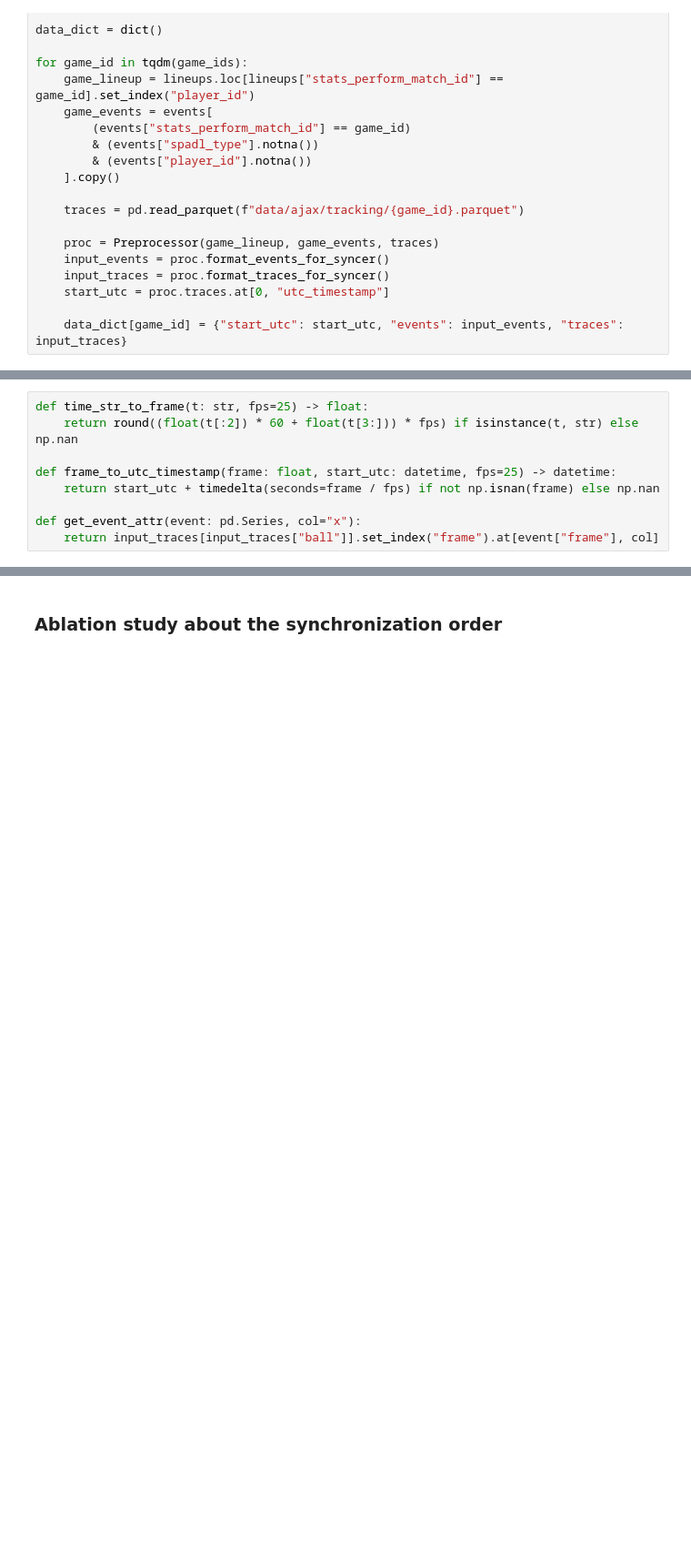
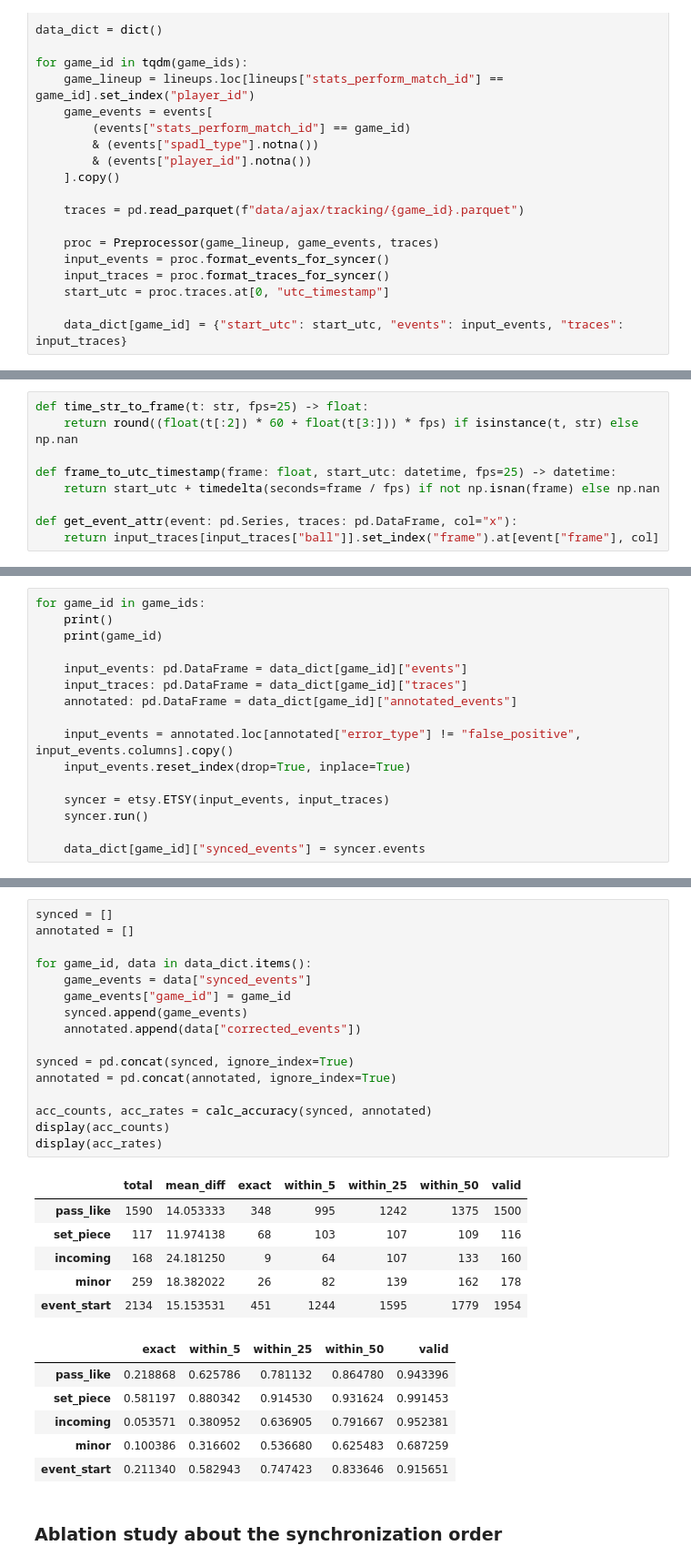
Before and after one commit to hyunsungkim-ds/elastic, a Jupyter notebook: sync/eval.ipynb, the cells around one changed output, grey strips where cells are left out. Shown at 91% size. Cells and saved outputs as stored; diff of their text form; blank space fills up the shorter version.

Commit message:
✨ Import etsy.py as a baseline after code refactoring

```diff
--- a/sync/eval.ipynb
+++ b/sync/eval.ipynb
@@ -52,5 +58,5 @@ def time_str_to_frame(t: str, fps=25) -> float:
 def frame_to_utc_timestamp(frame: float, start_utc: datetime, fps=25) -> datetime:
     return start_utc + timedelta(seconds=frame / fps) if not np.isnan(frame) else np.nan
 
-def get_event_attr(event: pd.Series, col="x"):
+def get_event_attr(event: pd.Series, traces: pd.DataFrame, col="x"):
     return input_traces[input_traces["ball"]].set_index("frame").at[event["frame"], col]
@@ -186,0 +202,16 @@ display(acc_rates)
+# %%
+for game_id in game_ids:
+    print()
+    print(game_id)
+
+    input_events: pd.DataFrame = data_dict[game_id]["events"]
+    input_traces: pd.DataFrame = data_dict[game_id]["traces"]
+    annotated: pd.DataFrame = data_dict[game_id]["annotated_events"]
+
+    input_events = annotated.loc[annotated["error_type"] != "false_positive", input_events.columns].copy()
+    input_events.reset_index(drop=True, inplace=True)
+
+    syncer = etsy.ETSY(input_events, input_traces)
+    syncer.run()
+
+    data_dict[game_id]["synced_events"] = syncer.events
@@ -187,3 +222,32 @@ display(acc_rates)
+# %%
+synced = []
+annotated = []
+
+for game_id, data in data_dict.items():
+    game_events = data["synced_events"]
+    game_events["game_id"] = game_id
+    synced.append(game_events)
+    annotated.append(data["corrected_events"])
+
+synced = pd.concat(synced, ignore_index=True)
+annotated = pd.concat(annotated, ignore_index=True)
+
+acc_counts, acc_rates = calc_accuracy(synced, annotated)
+display(acc_counts)
+display(acc_rates)
+# %% [output]
+|  | total | mean_diff | exact | within_5 | within_25 | within_50 | valid |
+| pass_like | 1590 | 14.053333 | 348 | 995 | 1242 | 1375 | 1500 |
+| set_piece | 117 | 11.974138 | 68 | 103 | 107 | 109 | 116 |
+| incoming | 168 | 24.181250 | 9 | 64 | 107 | 133 | 160 |
+| minor | 259 | 18.382022 | 26 | 82 | 139 | 162 | 178 |
+| event_start | 2134 | 15.153531 | 451 | 1244 | 1595 | 1779 | 1954 |
+|  | exact | within_5 | within_25 | within_50 | valid |
+| pass_like | 0.218868 | 0.625786 | 0.781132 | 0.864780 | 0.943396 |
+| set_piece | 0.581197 | 0.880342 | 0.914530 | 0.931624 | 0.991453 |
+| incoming | 0.053571 | 0.380952 | 0.636905 | 0.791667 | 0.952381 |
+| minor | 0.100386 | 0.316602 | 0.536680 | 0.625483 | 0.687259 |
+| event_start | 0.211340 | 0.582943 | 0.747423 | 0.833646 | 0.915651 |
 # %% [markdown]
 ### Ablation study about the synchronization order
 # %% [markdown]
```
Also changed, not shown: parts of 16 cells of this notebook, 6 other files.
